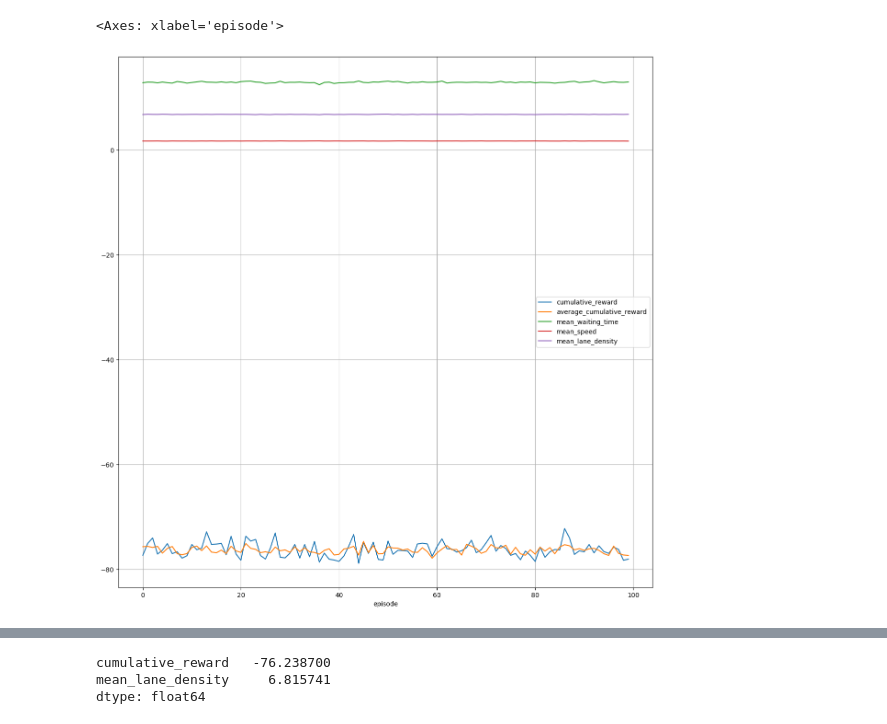
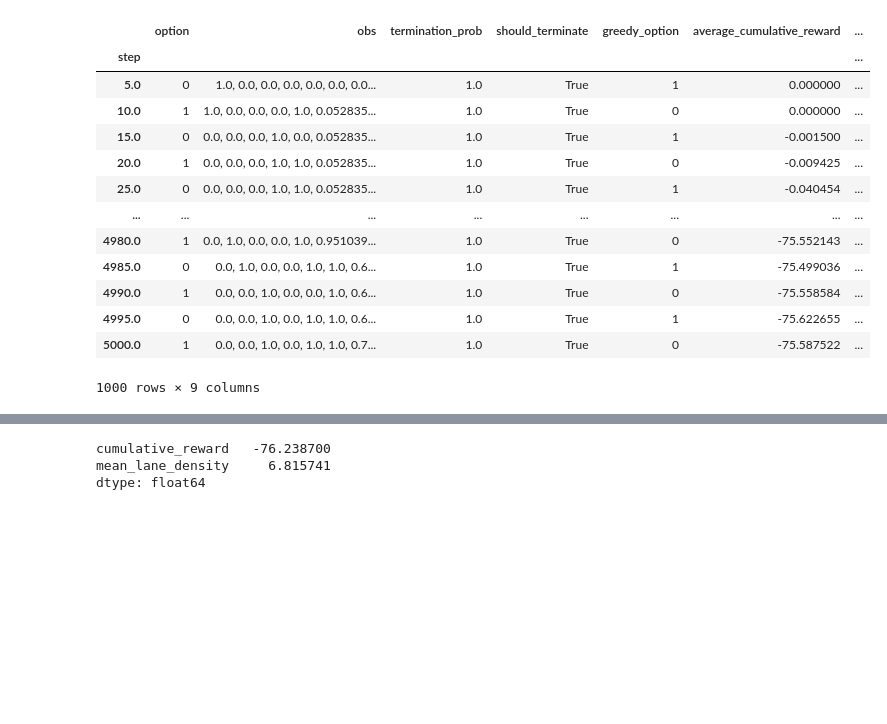
Before and after one commit to Ouroboros4991/MasterThesis2024, a Jupyter notebook: Visualize_evaluation.ipynb, the cells around one changed output, grey strips where cells are left out. Cells and saved outputs as stored; diff of their text form; code cells hidden in the pictures; blank space fills up the shorter version.

```diff
--- a/Visualize_evaluation.ipynb
+++ b/Visualize_evaluation.ipynb
@@ -27,8 +21,20 @@ df_single_episode_forced.option.plot(grid=True)
-# %%
-df_multiple_episodes_forced.plot(grid=True, figsize=(15,15))
-# %% [output]
-<Axes: xlabel='episode'>
-[figure, removed]
+# %%
+df_single_episode_forced
+# %% [output]
+|  | option | obs | termination_prob | should_terminate | greedy_option | average_cumulative_reward | ... |
+| step |  |  |  |  |  |  | ... |
+| 5.0 | 0 | 1.0, 0.0, 0.0, 0.0, 0.0, 0.0, 0.0... | 1.0 | True | 1 | 0.000000 | ... |
+| 10.0 | 1 | 1.0, 0.0, 0.0, 0.0, 1.0, 0.052835... | 1.0 | True | 0 | 0.000000 | ... |
+| 15.0 | 0 | 0.0, 0.0, 0.0, 1.0, 0.0, 0.052835... | 1.0 | True | 1 | -0.001500 | ... |
+| 20.0 | 1 | 0.0, 0.0, 0.0, 1.0, 1.0, 0.052835... | 1.0 | True | 0 | -0.009425 | ... |
+| 25.0 | 0 | 0.0, 0.0, 0.0, 1.0, 1.0, 0.052835... | 1.0 | True | 1 | -0.040454 | ... |
+| ... | ... | ... | ... | ... | ... | ... | ... |
+| 4980.0 | 1 | 0.0, 1.0, 0.0, 0.0, 1.0, 0.951039... | 1.0 | True | 0 | -75.552143 | ... |
+| 4985.0 | 0 | 0.0, 1.0, 0.0, 0.0, 1.0, 1.0, 0.6... | 1.0 | True | 1 | -75.499036 | ... |
+| 4990.0 | 1 | 0.0, 0.0, 1.0, 0.0, 0.0, 1.0, 0.6... | 1.0 | True | 0 | -75.558584 | ... |
+| 4995.0 | 0 | 0.0, 0.0, 1.0, 0.0, 1.0, 1.0, 0.6... | 1.0 | True | 1 | -75.622655 | ... |
+| 5000.0 | 1 | 0.0, 0.0, 1.0, 0.0, 1.0, 1.0, 0.7... | 1.0 | True | 0 | -75.587522 | ... |
+1000 rows × 9 columns
 # %%
 df_single_episode_oc, df_multiple_episodes_oc = load_data('oc_2way_500k_steps', 'custom-2way-single-intersection')
 # %%
```
Also changed, not shown: parts of 6 cells of this notebook, 2 other files.
